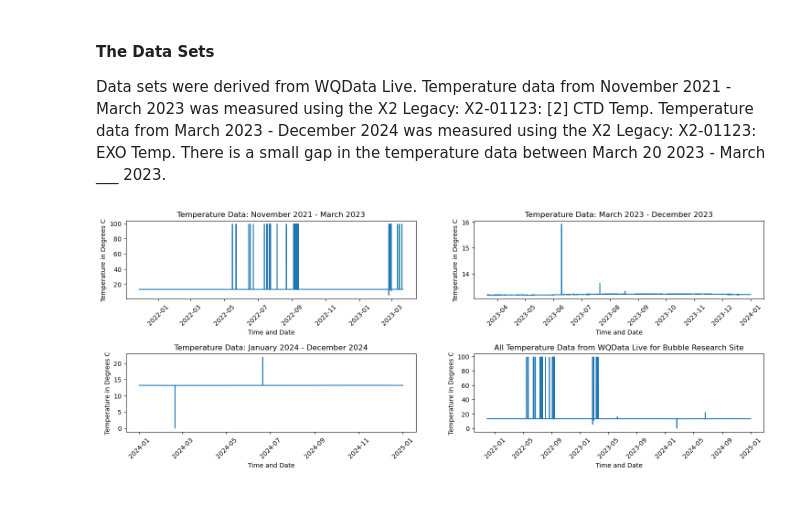
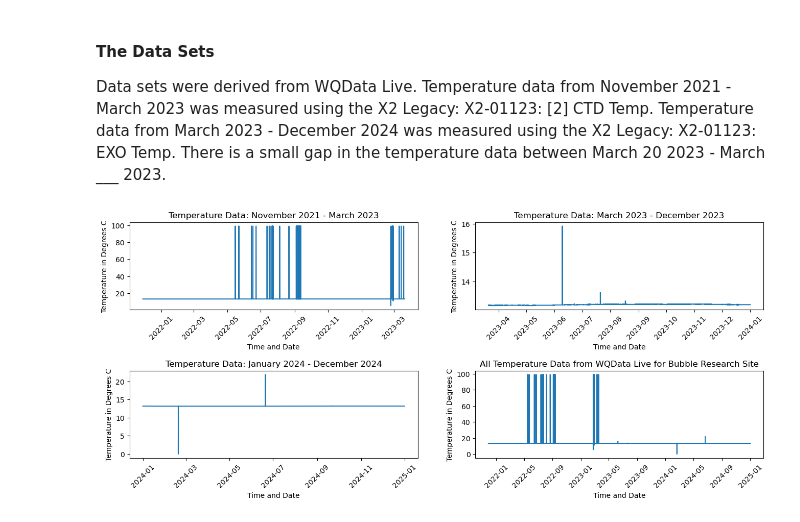
Before and after one commit to miaaaronson/ENE390, a Jupyter notebook: Thesis_Work/Misc_Code/All_Bubble_Data_ASOF2024.ipynb, the cells around one changed output. Drawn from its saved outputs; the diff is of its cells as text; code cells hidden in the pictures.

```diff
--- a/Thesis_Work/Misc_Code/All_Bubble_Data_ASOF2024.ipynb
+++ b/Thesis_Work/Misc_Code/All_Bubble_Data_ASOF2024.ipynb
@@ -86,34 +86,34 @@ y = all_temp_data['Temperature (C)']
 all_temp_data.describe()
 
 
-fig, axs = plt.subplots(2, 2, figsize=(18, 6))  # 2 rows x 2 columns
+fig, axs = plt.subplots(2, 2, figsize=(16, 6))  # 2 rows x 2 columns
 
 # Access each subplot using axs[row][col] or axs[i][j]
 axs[0, 0].plot(x_1, y_1)
 axs[0, 0].set_title("Temperature Data: November 2021 - March 2023")
 axs[0, 0].set_xlabel('Time and Date')
 axs[0, 0].set_ylabel('Temperature in Degrees C')
 
 
 axs[0, 1].plot(x_2, y_2)
 axs[0, 1].set_title("Temperature Data: March 2023 - December 2023")
 axs[0, 1].set_xlabel('Time and Date')
 axs[0, 1].set_ylabel('Temperature in Degrees C')
 
 axs[1, 0].plot(x_3, y_3)
 axs[1, 0].set_title("Temperature Data: January 2024 - December 2024")
 axs[1, 0].set_xlabel('Time and Date')
 axs[1, 0].set_ylabel('Temperature in Degrees C')
 
 axs[1, 1].plot(x, y)
 axs[1, 1].set_title("All Temperature Data from WQData Live for Bubble Research Site")
 axs[1, 1].set_xlabel('Time and Date')
 axs[1, 1].set_ylabel('Temperature in Degrees C')
 
 for ax in axs.flat:
     ax.tick_params(axis='x', rotation=45)
 
 plt.subplots_adjust(hspace=0.7)
 plt.show()
 # %% [output]
-[figure, old version]
+[figure, new version]
```
Also changed, not shown: parts of 4 cells of this notebook, 5 other files.
